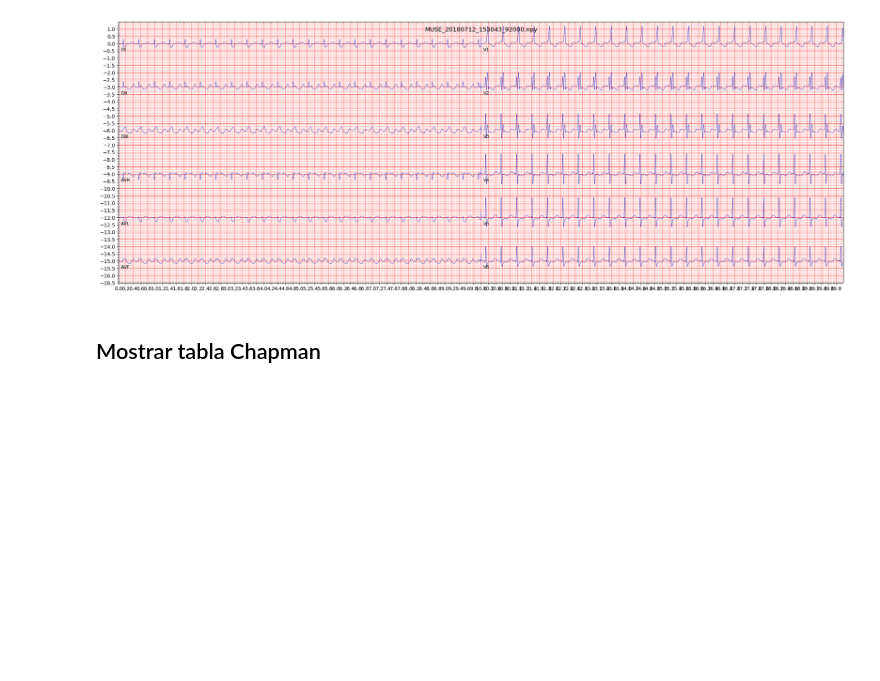
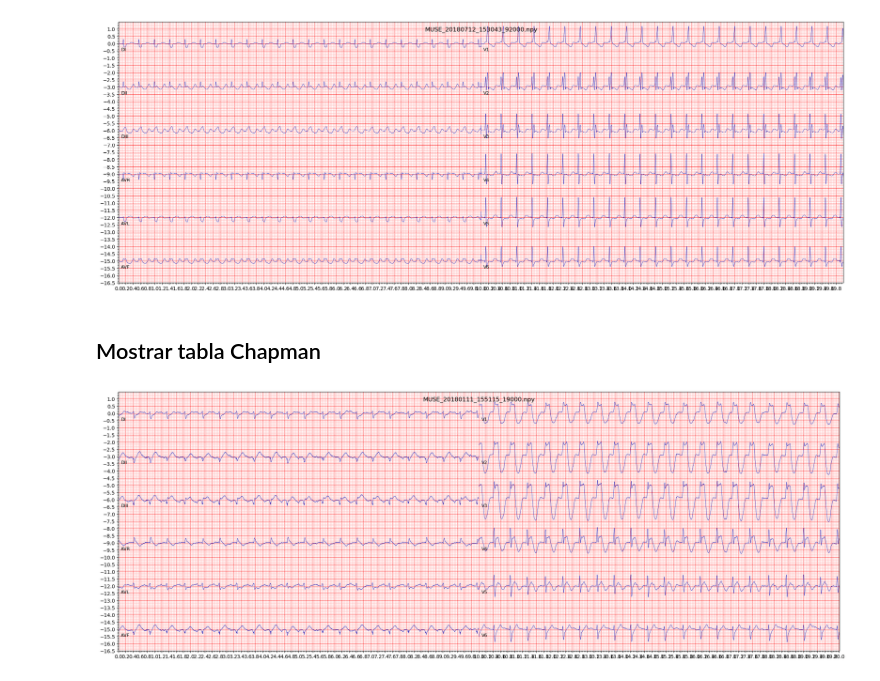
Before and after one commit to isma40000/LightX3ECGPrivate, a Jupyter notebook: MostrarCasos.ipynb, the cells around one changed output. Saved outputs shown, nothing was run; the diff lists cells and outputs as text; code cells hidden in the pictures; blank space fills up the shorter version.

```diff
--- a/MostrarCasos.ipynb
+++ b/MostrarCasos.ipynb
@@ -90,3 +90,8 @@ ecgPlot("MUSE_20180712_153043_92000.npy",'drive/Shareddrives/TFG_INFO/Codigo/Cas
 [figure]
 # %% [markdown]
 ## Mostrar tabla Chapman
+# %%
+nombre="MUSE_20180111_155115_19000.npy"
+ecgPlot(nombre,f'datasets/Casos/Chapman/ECGDataRawNpy/{nombre}',500,0.001)
+# %% [output]
+[figure, added]
```
Also changed, not shown: 4 other files.
